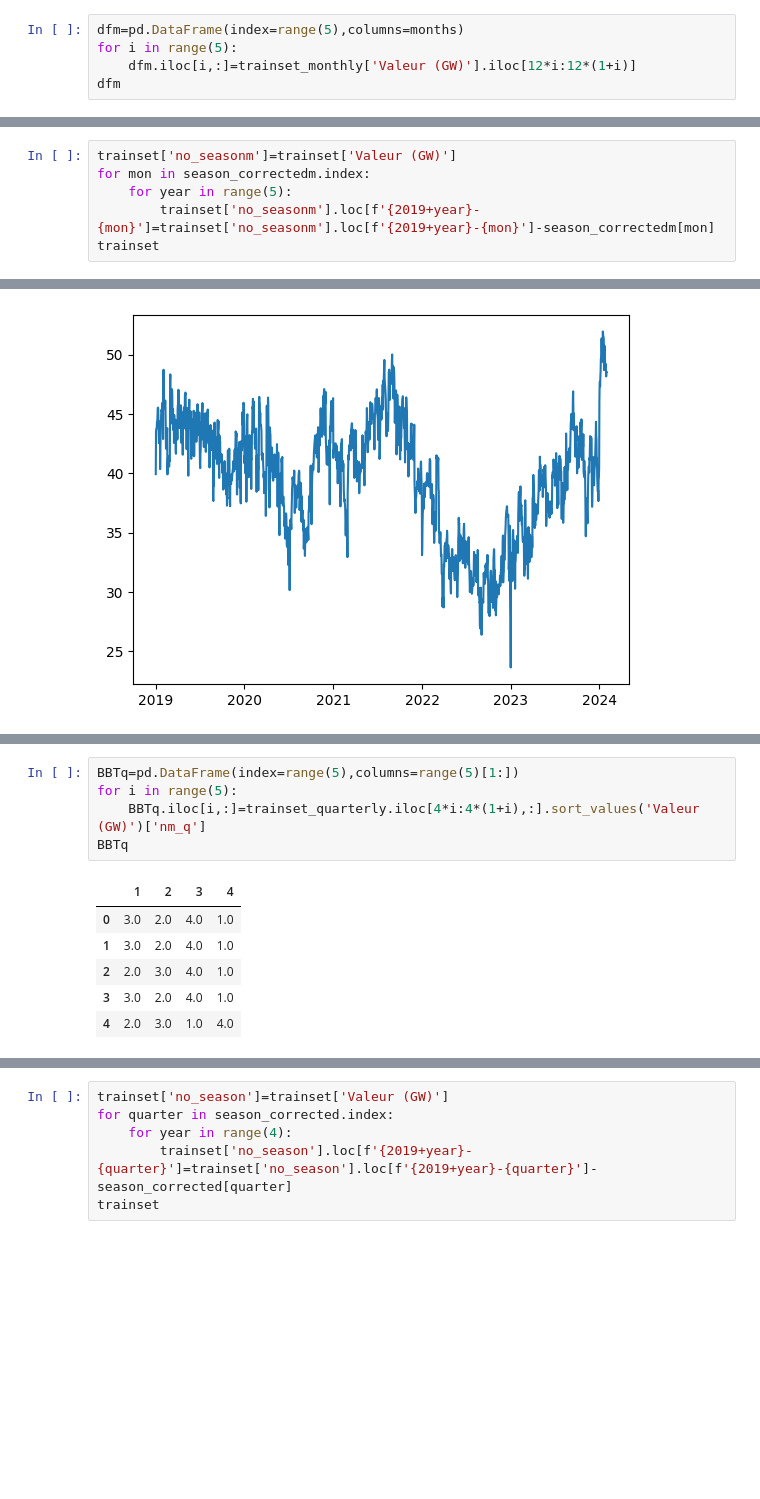
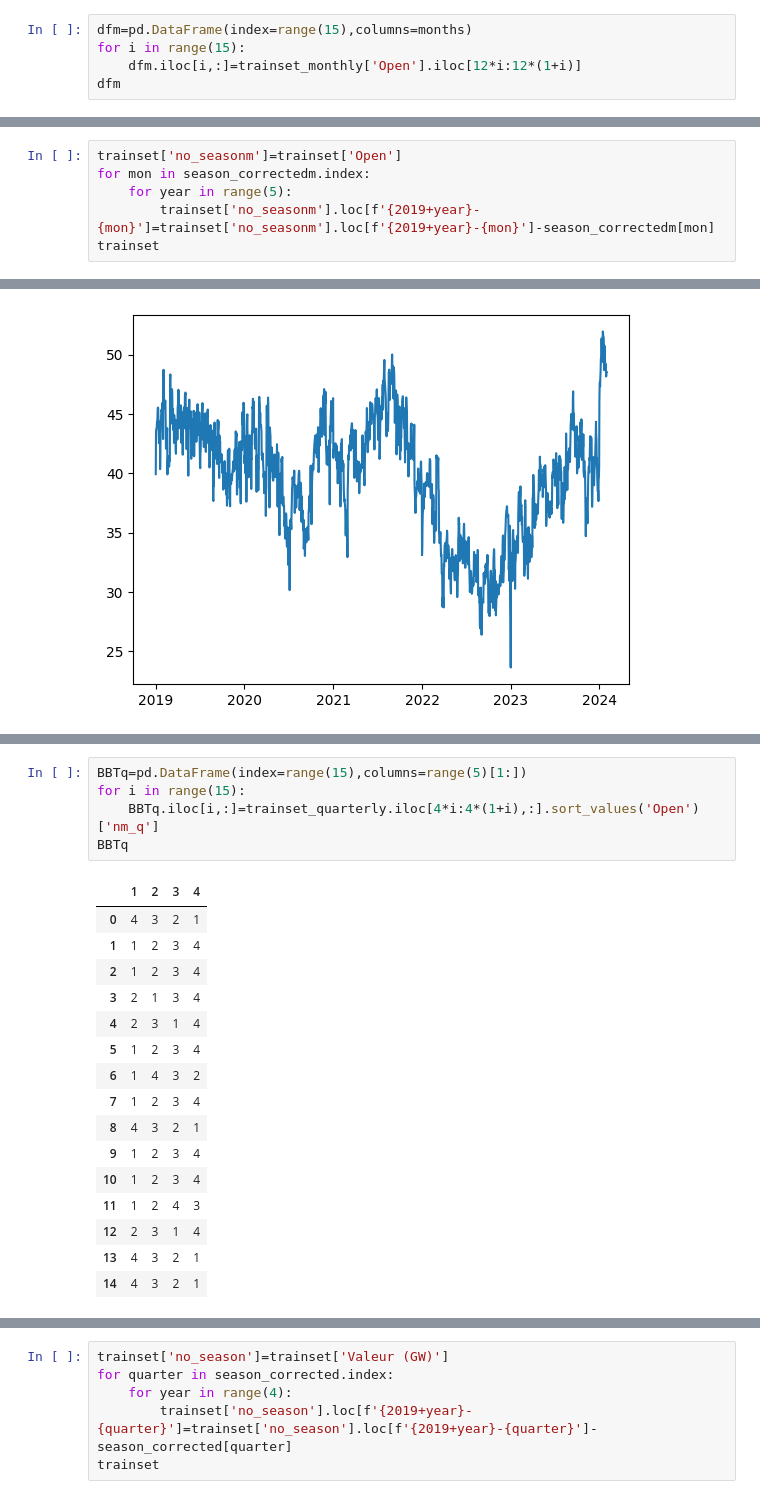
Before and after one commit to Max9925/data-science, a Jupyter notebook: données temporel/gold/gold.ipynb, the cells around one changed output, grey strips where cells are left out. Drawn from its saved outputs; the diff is of its cells as text; blank space fills up the shorter version.

```diff
--- a/données temporel/gold/gold.ipynb
+++ b/données temporel/gold/gold.ipynb
@@ -121,7 +123,7 @@ BBT
 # %%
-dfm=pd.DataFrame(index=range(5),columns=months)
-for i in range(5):
-    dfm.iloc[i,:]=trainset_monthly['Valeur (GW)'].iloc[12*i:12*(1+i)]
+dfm=pd.DataFrame(index=range(15),columns=months)
+for i in range(15):
+    dfm.iloc[i,:]=trainset_monthly['Open'].iloc[12*i:12*(1+i)]
 dfm
 # %% [output]
 |  | jan | feb | mar | apr | may | jun | jul | aug | sep | oct | nov | ... |
@@ -149,6 +161,6 @@ dec    4.439557
 dtype: object
 # %%
-trainset['no_seasonm']=trainset['Valeur (GW)']
+trainset['no_seasonm']=trainset['Open']
 for mon in season_correctedm.index:
     for year in range(5):
         trainset['no_seasonm'].loc[f'{2019+year}-{mon}']=trainset['no_seasonm'].loc[f'{2019+year}-{mon}']-season_correctedm[mon]
@@ -234,13 +212,23 @@ trainset_quarterly
 # %%
-BBTq=pd.DataFrame(index=range(5),columns=range(5)[1:])
-for i in range(5):
-    BBTq.iloc[i,:]=trainset_quarterly.iloc[4*i:4*(1+i),:].sort_values('Valeur (GW)')['nm_q']
+BBTq=pd.DataFrame(index=range(15),columns=range(5)[1:])
+for i in range(15):
+    BBTq.iloc[i,:]=trainset_quarterly.iloc[4*i:4*(1+i),:].sort_values('Open')['nm_q']
 BBTq
 # %% [output]
 |  | 1 | 2 | 3 | 4 |
-| 0 | 3.0 | 2.0 | 4.0 | 1.0 |
-| 1 | 3.0 | 2.0 | 4.0 | 1.0 |
-| 2 | 2.0 | 3.0 | 4.0 | 1.0 |
-| 3 | 3.0 | 2.0 | 4.0 | 1.0 |
-| 4 | 2.0 | 3.0 | 1.0 | 4.0 |
+| 0 | 4 | 3 | 2 | 1 |
+| 1 | 1 | 2 | 3 | 4 |
+| 2 | 1 | 2 | 3 | 4 |
+| 3 | 2 | 1 | 3 | 4 |
+| 4 | 2 | 3 | 1 | 4 |
+| 5 | 1 | 2 | 3 | 4 |
+| 6 | 1 | 4 | 3 | 2 |
+| 7 | 1 | 2 | 3 | 4 |
+| 8 | 4 | 3 | 2 | 1 |
+| 9 | 1 | 2 | 3 | 4 |
+| 10 | 1 | 2 | 3 | 4 |
+| 11 | 1 | 2 | 4 | 3 |
+| 12 | 2 | 3 | 1 | 4 |
+| 13 | 4 | 3 | 2 | 1 |
+| 14 | 4 | 3 | 2 | 1 |
 # %%
```
Also changed, not shown: parts of 9 cells of this notebook, 2 other files.
